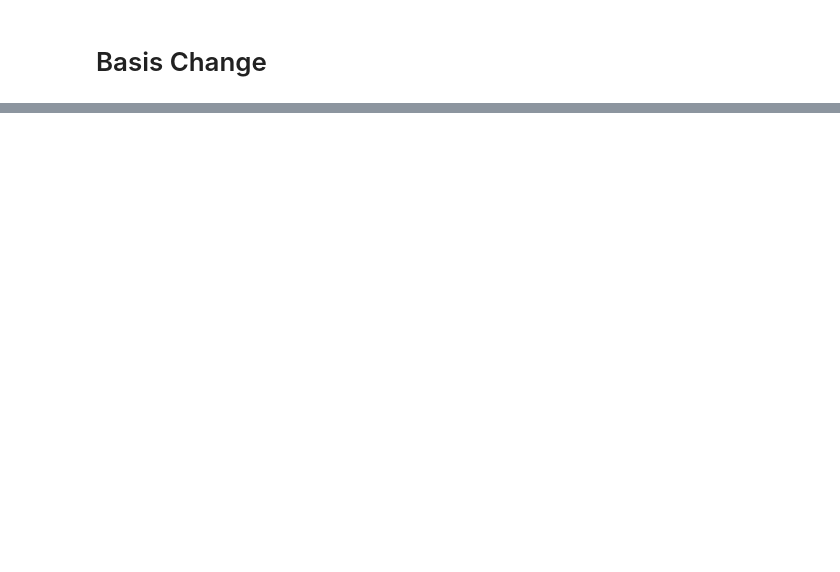
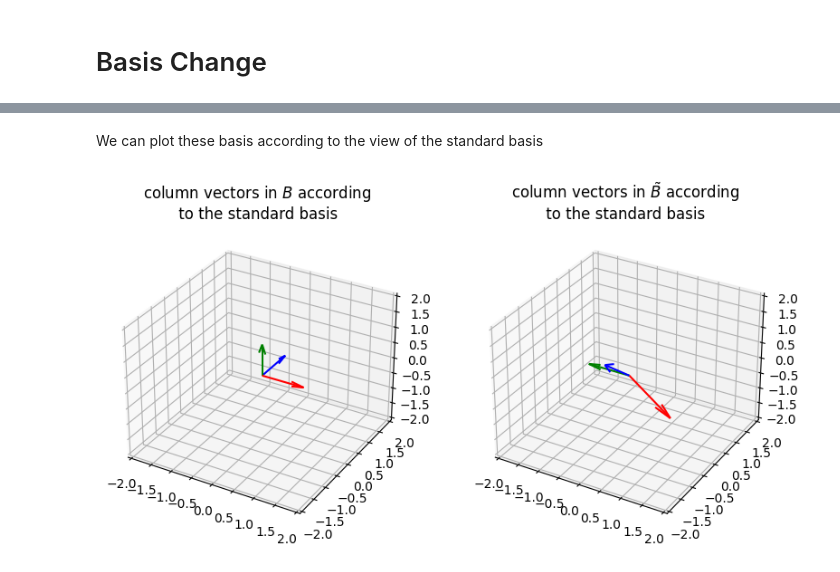
Before and after one commit to kitshepperd/ml-mathematics, a Jupyter notebook: notebooks/Basis-Change.ipynb, the cells around one changed output, grey strips where cells are left out. Saved outputs shown, nothing was run; the diff lists cells and outputs as text; code cells hidden in the pictures; blank space fills up the shorter version.

```diff
--- a/notebooks/Basis-Change.ipynb
+++ b/notebooks/Basis-Change.ipynb
@@ -68,0 +38,32 @@ And as we can see, changing the basis vectors which describe the contextualise t
+# %% [markdown]
+We can plot these basis according to the view of the standard basis
+# %%
+b_1, b_2, b_3 = np.array([1, 0, 0]), np.array([0, 1, 0]), np.array([0, 0, 1])
+# %%
+b_1t, b_2t, b_3t = np.array([1, 0, -1]), np.array([0, -1, 1]), np.array([-1, 0, 0])
+# %%
+fig = plt.figure(figsize=plt.figaspect(0.5))
+lims = 2
+
+ax = fig.add_subplot(1, 2, 1, projection="3d")
+ax.quiver(0, 0, 0, *b_1, color="r")
+ax.quiver(0, 0, 0, *b_2, color="b")
+ax.quiver(0, 0, 0, *b_3, color="g")
+ax.set_xlim(-lims, lims)
+ax.set_ylim(-lims, lims)
+ax.set_zlim(-lims, lims)
+ax.set_title("column vectors in $B$ according \n to the standard basis ")
+
+ax = fig.add_subplot(1, 2, 2, projection="3d")
+ax.quiver(0, 0, 0, *b_1t, color="r")
+ax.quiver(0, 0, 0, *b_2t, color="b")
+ax.quiver(0, 0, 0, *b_3t, color="g")
+ax.set_xlim(-lims, lims)
+ax.set_ylim(-lims, lims)
+ax.set_zlim(-lims, lims)
+ax.set_title(r"column vectors in $\tilde{B}$ according" + "\n to the standard basis ")
+
+
+plt.show()
+# %% [output]
+[figure, added]
```
Also changed, not shown: parts of 21 cells of this notebook, 2 other files.
